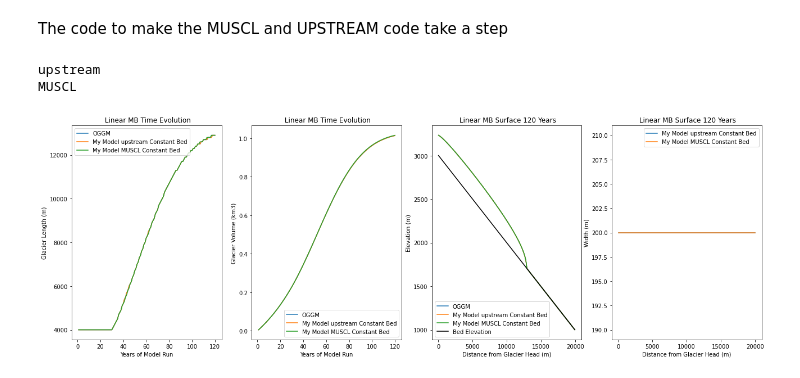
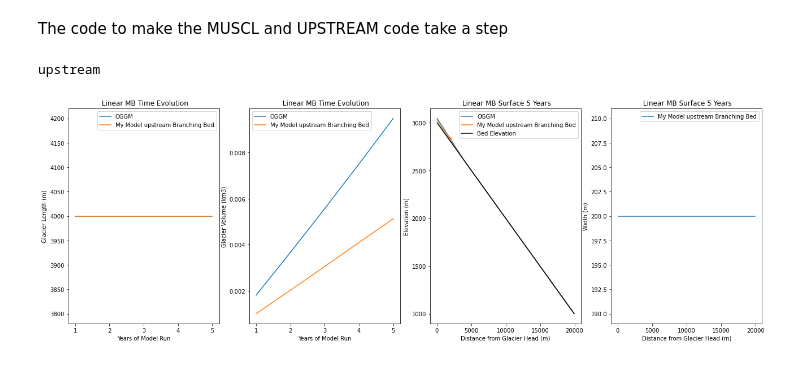
Before and after one commit to Janinehay/Glacier_flow, a Jupyter notebook: just_testsJanine.ipynb, the cells around one changed output. Cells and saved outputs as stored; diff of their text form; code cells hidden in the pictures.

```diff
--- a/just_testsJanine.ipynb
+++ b/just_testsJanine.ipynb
@@ -81,7 +81,7 @@ then we set the number of years we want to run over by adjusting num_yrs and cha
 # %%
 #Pick number of years to run over
 yr_start = 0.0 #start year 0
-num_yrs = 120 # Only change this number
+num_yrs = 5 # Only change this number
 yrs = np.arange(1, num_yrs+1)
 
 # Bed shape, can change these
@@ -92,6 +92,11 @@ dx = 100         # DEM grid spacing in meters down glacier, default 100m
 
 # only bed_shape=="rectangle" uses the_wid as an input (default 300 m)
 the_wid = 200 # can change (m)
+
+S0_trib=0
+trib=0
+mb0_trib=0
+Nxt=0
 
 # Can change these and input to OGGM
 if bed_shape == "cliff"    :
@@ -118,6 +123,10 @@ bed_h = np.linspace(max_elev,min_elev,Nx)
 
 slope_h = np.linspace(max_elev,min_elev,Nx) #elevation[m] of constant slope bedrock at the flowline grid points
 bed_h1=slope_h
+
+if bed_shape == "branching":
+    Nxt = 20
+    x_trib = np.arange(0.5, Nxt + 0.5 ,1)*dx
 # %% [markdown]
 Then we set the glacier ELA and the rate the mass balance changes
 # %%
@@ -746,20 +814,23 @@ def run_mymodel(yrs,S0,B,mb0,t0,elev_mb, methods):
     return(lens, volume, surface_h, widths)
 # %%
 #initialize mb, units of m/s
-m_dot_linear, m_dot_scalar, m_dot_steady = distrib_mb(bed_h)
+m_dot_linear, m_dot_scalar, m_dot_steady, m_dot_linear_trib, m_dot_scalar_trib, m_dot_steady_trib = distrib_mb(bed_h)
 
 #run
 if use_MB == "scalar":
     file = 'mymodel_bed_scalar' #to save
-    lens1, volume1, surface_h1, widths1 = run_mymodel(yrs,B,B,m_dot_scalar,0.,0, methods)
+    lens1, volume1, surface_h1, widths1 = run_mymodel(yrs,B,B,m_dot_scalar,0.,0, methods, trib, trib, m_dot_scalar_trib)
     np.savez(file, lens=lens1,volume=volume1,surface_h=surface_h1,widths=widths1,bed_h=bed_h1)
 if use_MB == "linear":
     file = 'mymodel_bed_linear' #to save
-    lens1, volume1, surface_h1, widths1 = run_mymodel(yrs,B,B,m_dot_linear,0.,1, methods)
+    lens1, volume1, surface_h1, widths1 = run_mymodel(yrs,B,B,m_dot_linear,0.,1, methods, trib, trib, m_dot_linear_trib)
     np.savez(file, lens=lens1,volume=volume1,surface_h=surface_h1,widths=widths1,bed_h=bed_h1)
+if use_MB == "steady":
+    file = 'mymodel_bed_steady' #to save
+    lens1, volume1, surface_h1, widths1 = run_mymodel(yrs,B,B,m_dot_steady,0.,1, methods, trib, trib, m_dot_steady_trib)
+    np.savez(file, lens=lens1,volume=volume1,surface_h=surface_h1,widths=widths1,bed_h=bed_h1)
 # %% [output]
 upstream
-MUSCL
 # %%
 #load and plot models, should fix so doesn't try to plot if didn't run
 plot_mymodel = 1 #plot model if 1, can turn off if skewing plots because so off
@@ -772,6 +843,11 @@ if use_MB == "scalar":
     npzfile=np.load("test_bed_scalar.npz")
     mm_npzfile=np.load("mymodel_bed_scalar.npz")
     mbname = " Scalar MB"
+
+if use_MB == "steady":
+    npzfile=np.load("test_bed_linear.npz")
+    mm_npzfile=np.load("mymodel_bed_steady.npz")
+    mbname = " Steady State MB"
 
 lens, volumes, surface_h, widths, bed_h = npzfile['lens'],npzfile['volume'],npzfile['surface_h'],npzfile['widths'],npzfile['bed_h']
 length, volume, SurfaceElevation, width, bed_hh = mm_npzfile['lens'],mm_npzfile['volume'],mm_npzfile['surface_h'],mm_npzfile['widths'],mm_npzfile['bed_h']
@@ -798,31 +874,31 @@ ax2.set_xlabel('Years of Model Run')
 ax2.set_ylabel('Glacier Volume (km3)')
 ax2.legend()
 ax2.set_title(mbname + " Time Evolution")
 
 ax3 = fig.add_subplot(1,4,3)
 for i, array in enumerate(surface_h):
     ax3.plot(dist, array, label = 'OGGM')
 if plot_mymodel==1:
     for i, array in enumerate(SurfaceElevation):
         ax3.plot(dist, array, label = methodnames[i])
 ax3.plot(dist,bed_h, 'k',label = "Bed Elevation",)
 ax3.set_xlabel('Distance from Glacier Head (m)')
 ax3.set_ylabel('Elevation (m)')
 ax3.legend()
 ax3.set_title(mbname + " Surface "+str(yrs[-1])+" Years")
 
 ax4 = fig.add_subplot(1,4,4)
 for i, array in enumerate(widths):
     ax4.plot(dist, array, label = 'OGGM')
 if plot_mymodel==1:
     for i, array in enumerate(width):
         ax4.plot(dist, array, label = methodnames[i])
 ax4.set_xlabel('Distance from Glacier Head (m)')
 ax4.set_ylabel('Width (m)')
 ax4.legend()
 ax4.set_title(mbname + " Surface "+str(yrs[-1])+" Years")
 
 #plt.savefig("cliff.png")
 plt.savefig(mbname[0:7]+ bed_shape +".png", bbox_inches='tight')
 # %% [output]
-[figure, old version]
+[figure, new version]
```
Also changed, not shown: parts of 12 cells of this notebook, 10 other files.
